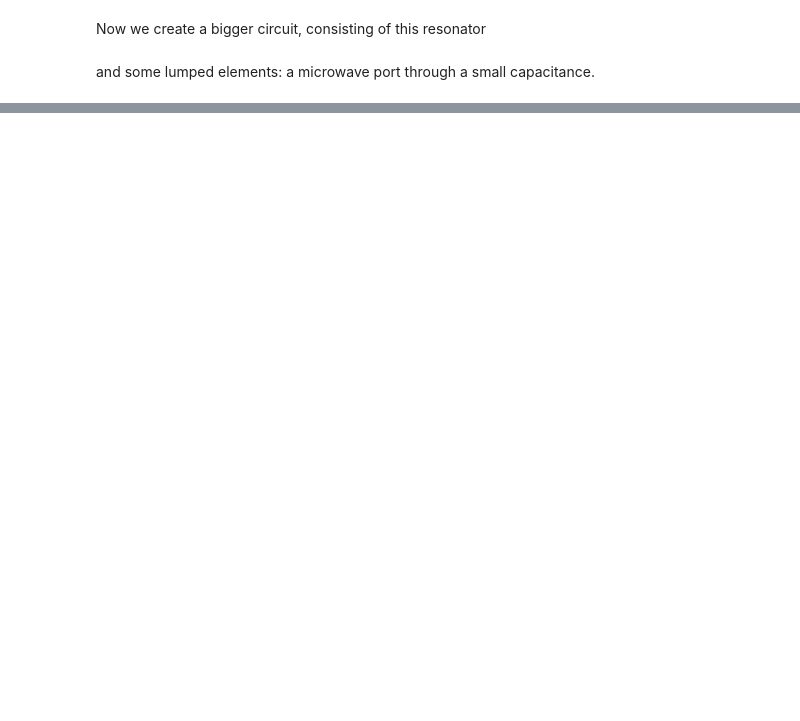
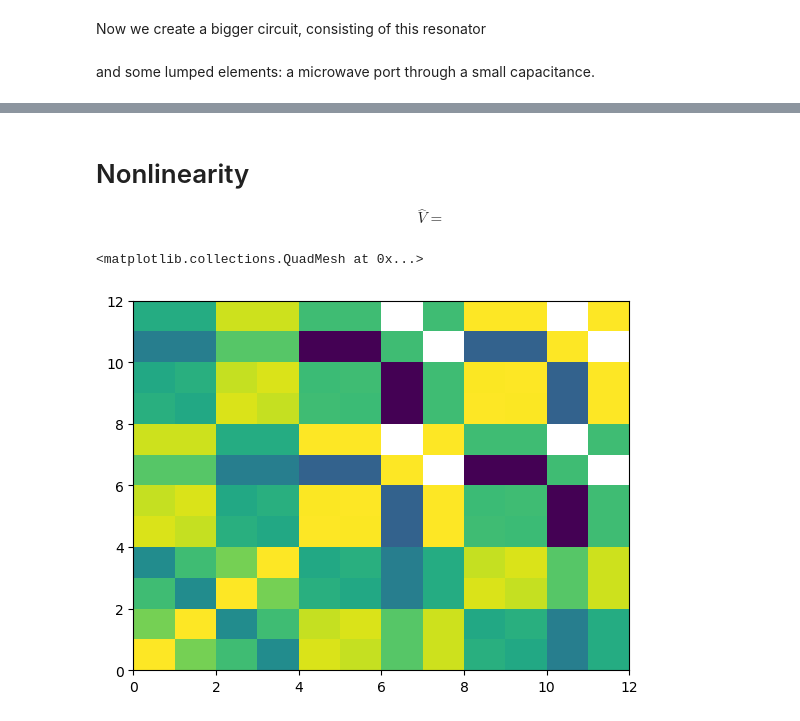
Before and after one commit to ooovector/tlsim2, a Jupyter notebook: example_notebooks/TLSim2 tutorial.ipynb, the cells around one changed output, grey strips where cells are left out. Cells and saved outputs as stored; diff of their text form; code cells hidden in the pictures; blank space fills up the shorter version.

Commit message:
Split elements

```diff
--- a/example_notebooks/TLSim2 tutorial.ipynb
+++ b/example_notebooks/TLSim2 tutorial.ipynb
@@ -105,7 +103,8 @@ ll_coupler = [[476.595, 169.262],
 cl_coupler = [[166.304, -59.062],
               [-59.062, 166.304]] # per-unit-length capacitance for two close 50-ohm TLs on cold silicon
 
-coupler = MultiTransmissionLine('Coupler', n=2, l=length, ll=ll_coupler, cl=cl_coupler, basis=default_basis0)
+default_basis2 = default_tl_basis(2, 0)
+coupler = MultiTransmissionLine('Coupler', n=2, l=length, ll=ll_coupler, cl=cl_coupler, basis=default_basis2)
 coupler.get_terminal_names()
 # %% [output]
 ['i0', 'o0', 'i1', 'o1']
@@ -289,0 +376,13 @@ c_c**2 * (closest_frequency * 2 * np.pi * 1e9)**3*(r * 50)/(np.pi/2)/1e9
+# %% [markdown]
+# Nonlinearity
+
+$$ \hat{V} =  $$
+# %%
+coupler.get_element_licri(), coupler.get_terminal_names()
+coupler.set_basis(default_tl_basis(n=2, n_harmonics=2))
+# %%
+li, c, ri = coupler.get_element_licri()
+plt.pcolormesh(np.log10(np.abs(c)))
+# %% [output]
+<matplotlib.collections.QuadMesh at 0x...>
+[figure, added]
```
Also changed, not shown: parts of 19 cells of this notebook, 1 other file.
